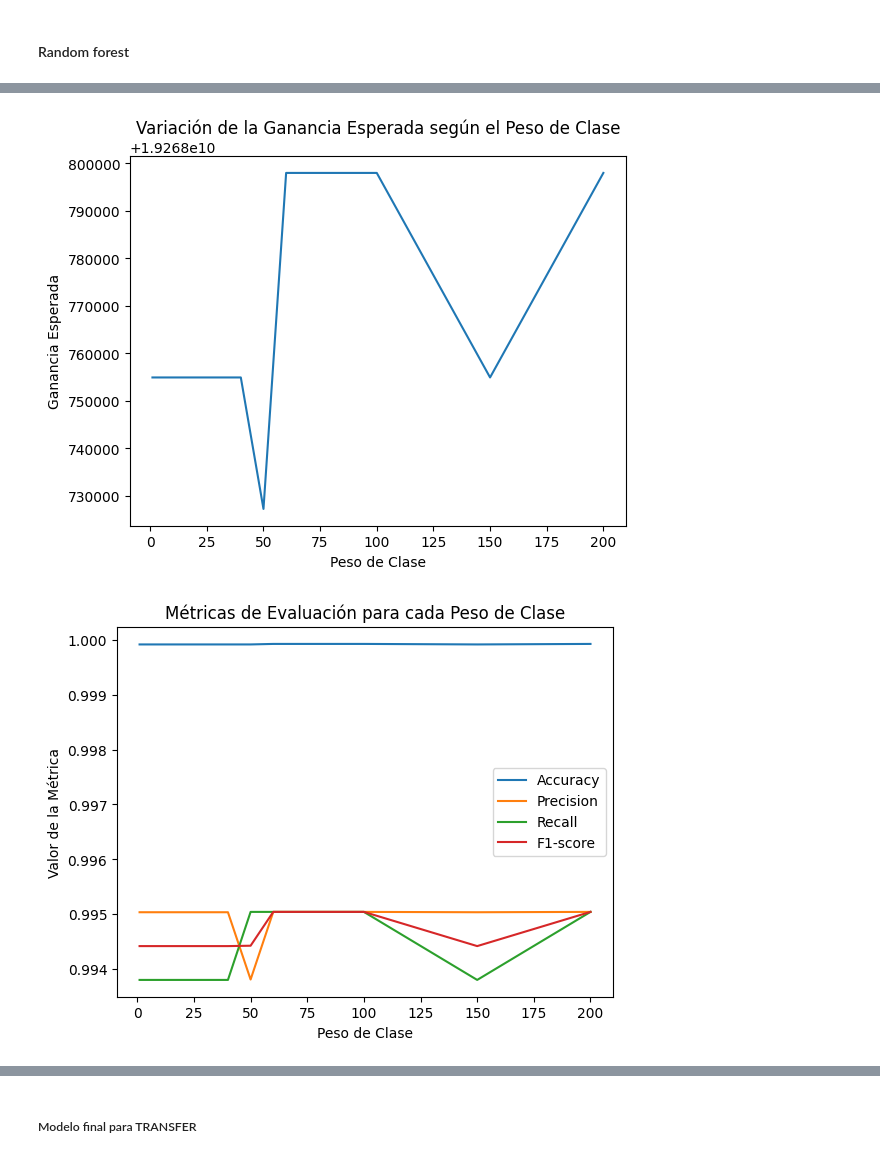
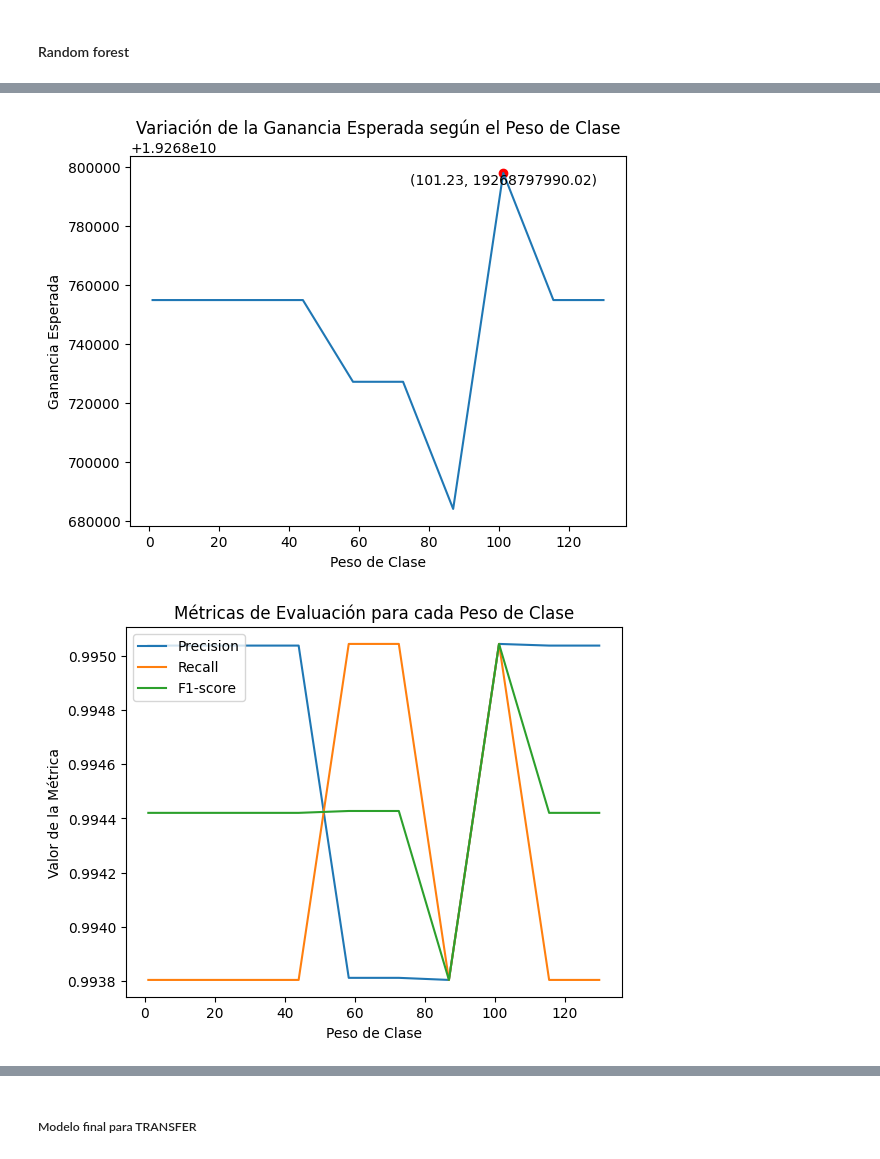
Before and after one commit to raczki/AMq1_TP, a Jupyter notebook: TP_Raczkowski.ipynb, the cells around one changed output, grey strips where cells are left out. Saved outputs shown, nothing was run; the diff lists cells and outputs as text; code cells hidden in the pictures.

```diff
--- a/TP_Raczkowski.ipynb
+++ b/TP_Raczkowski.ipynb
@@ -434,33 +434,38 @@ Peso de clase: 2.0
 #### Random forest
 # %%
 # Definir los diferentes pesos para ajustar el equilibrio de clases
-weights = [1, 10, 20, 30, 40, 50, 60, 70, 80, 90, 100, 150, 200]
+# Probé primero con valores hasta el inverso del desequilibrio de clase, pero con pesos mayores a 10 la ganancia solo cae
+desbalance = 1/0.0077
+weights = np.linspace(1, desbalance, 50)
+# weights = np.linspace(1, 10, 20)
+weights = np.round(weights, decimals=2)
 profits = []
-accuracy_scores = []
+#accuracy_scores = []
 precision_scores = []
 recall_scores = []
 f1_scores = []
 
+warnings.filterwarnings("ignore", category=ConvergenceWarning)
 # Iterar sobre los diferentes pesos de clase
-for weight in weights:
+for i, weight in enumerate(weights):
     # Itero los distintos pesos para la clase fraude, por default se le asigna un peso de 1 a la clase no fraude
-    class_weights = {1: weight}
+    class_weights = {0: 1, 1: weight}
 
     # Crear y entrenar el modelo con los pesos de clase modificados
     model = RandomForestClassifier(n_estimators=100, random_state=42, class_weight=class_weights)
-    model.fit(X_train, y_train)
+    model.fit(X_train_sc, y_train)
 
     # Realizar predicciones en el conjunto de prueba
-    y_pred = model.predict(X_test)
+    y_pred = model.predict(X_test_sc)
 
     # Calcular las métricas de evaluación
-    accuracy = accuracy_score(y_test, y_pred)
+    #accuracy = accuracy_score(y_test, y_pred)
     precision = precision_score(y_test, y_pred)
     recall = recall_score(y_test, y_pred)
     f1 = f1_score(y_test, y_pred)
     tn, fp, fn, tp = confusion_matrix(y_test, y_pred).ravel()
 
-    accuracy_scores.append(accuracy)
+    #accuracy_scores.append(accuracy)
     precision_scores.append(precision)
     recall_scores.append(recall)
     f1_scores.append(f1)
@@ -477,22 +482,25 @@ for weight in weights:
     profits.append(profit)
 
     # Imprimir los resultados
+    print("Iteración:", i+1)
     print("Peso de clase:", weight)
-    print("Precision:", precision)
-    print("Recall:", recall)
-    print("F1 Score:", f1)
-    print("Ganancia:", profit)
+    # print(classification_report(y_test,y_pred))
     print("--------------------")
 
 # Gráfico de ganancias
+max_index = profits.index(max(profits))
 plt.plot(weights, profits)
+plt.scatter(weights[max_index], profits[max_index], color='red', marker='o')
 plt.xlabel('Peso de Clase')
 plt.ylabel('Ganancia Esperada')
 plt.title('Variación de la Ganancia Esperada según el Peso de Clase')
+plt.annotate(f'({weights[max_index]}, {profits[max_index]:.2f})', xy=(weights[max_index], profits[max_index]),
+             xytext=(weights[max_index], profits[max_index]-50),
+             ha='center', va='top')
 plt.show()
 
 # Gráfico de métricas
-plt.plot(weights, accuracy_scores, label='Accuracy')
+# plt.plot(weights, accuracy_scores, label='Accuracy') # no tiene sentido ver accuracy con este nivel de desbalance
 plt.plot(weights, precision_scores, label='Precision')
 plt.plot(weights, recall_scores, label='Recall')
 plt.plot(weights, f1_scores, label='F1-score')
@@ -522,2 +530,2 @@ Ganancia: 19268797990.022
-[figure, old version]
+[figure, new version]
-[figure, old version]
+[figure, new version]
```
Also changed, not shown: parts of 2 cells of this notebook, 1 other file.
